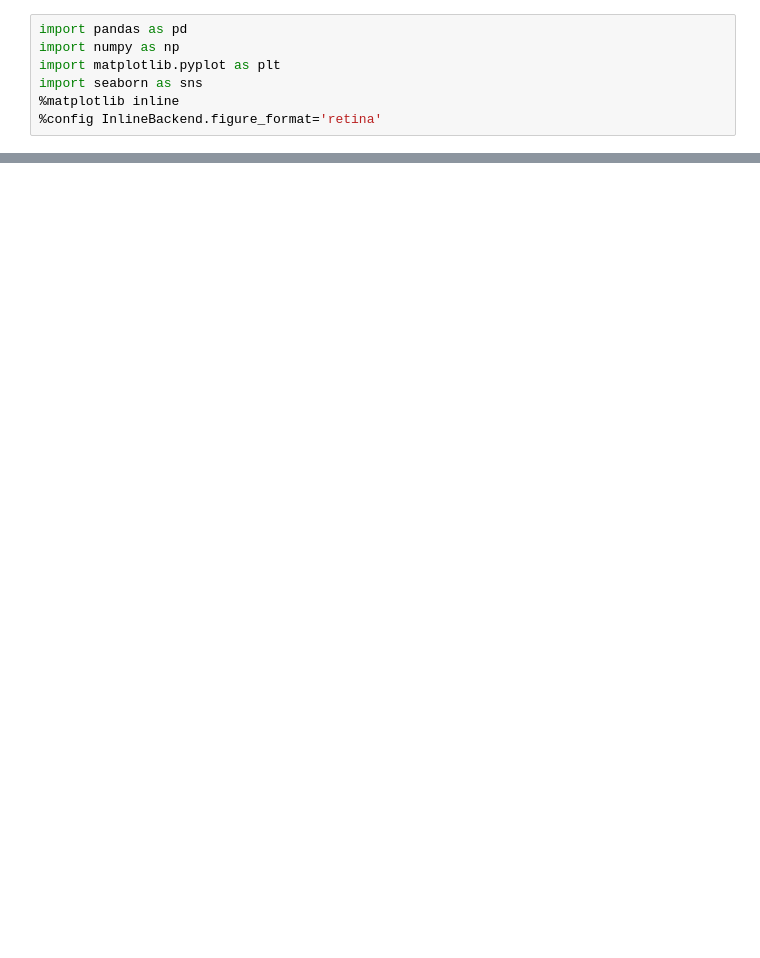
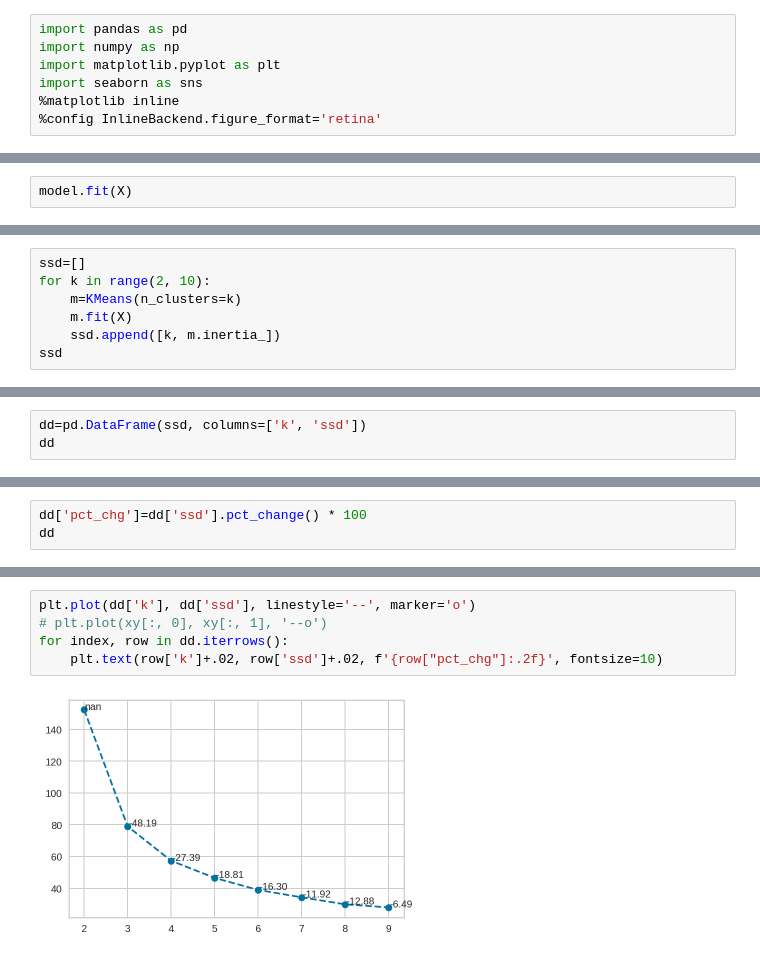
Before and after one commit to BigguyPapsi/Colab, a Jupyter notebook: Kmean.ipynb, the cells around one changed output, grey strips where cells are left out. Drawn from its saved outputs; the diff is of its cells as text; blank space fills up the shorter version.

```diff
--- a/Kmean.ipynb
+++ b/Kmean.ipynb
@@ -27,0 +80,2 @@ sns.pairplot(df, vars=['sepal_length', 'sepal_width', 'petal_length', 'petal_wid
+# %%
+model.fit(X)
@@ -27,0 +185,7 @@ sns.pairplot(df, vars=['sepal_length', 'sepal_width', 'petal_length', 'petal_wid
+# %%
+ssd=[]
+for k in range(2, 10):
+    m=KMeans(n_clusters=k)
+    m.fit(X)
+    ssd.append([k, m.inertia_])
+ssd
@@ -27,0 +219,3 @@ sns.pairplot(df, vars=['sepal_length', 'sepal_width', 'petal_length', 'petal_wid
+# %%
+dd=pd.DataFrame(ssd, columns=['k', 'ssd'])
+dd
@@ -27,0 +232,3 @@ sns.pairplot(df, vars=['sepal_length', 'sepal_width', 'petal_length', 'petal_wid
+# %%
+dd['pct_chg']=dd['ssd'].pct_change() * 100
+dd
@@ -27,0 +245,7 @@ sns.pairplot(df, vars=['sepal_length', 'sepal_width', 'petal_length', 'petal_wid
+# %%
+plt.plot(dd['k'], dd['ssd'], linestyle='--', marker='o')
+# plt.plot(xy[:, 0], xy[:, 1], '--o')
+for index, row in dd.iterrows():
+    plt.text(row['k']+.02, row['ssd']+.02, f'{row["pct_chg"]:.2f}', fontsize=10)
+# %% [output]
+[figure, added]
```
Also changed, not shown: parts of 36 cells of this notebook.
